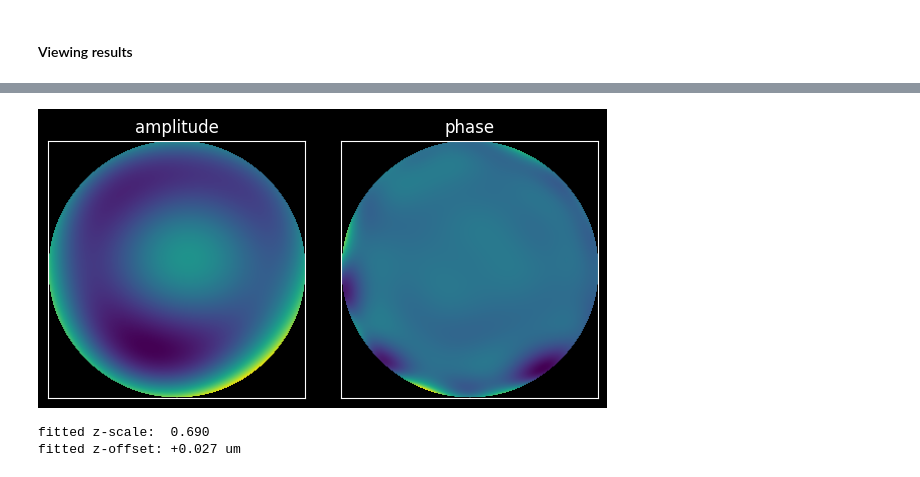
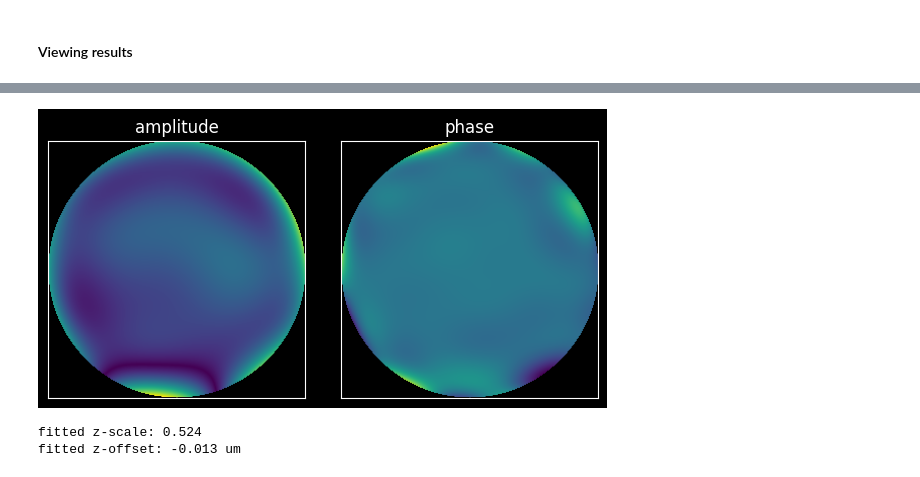
Before and after one commit to walterfu1064/cynosure, a Jupyter notebook: examples/zstack_fitting/example_1.ipynb, the cells around one changed output, grey strips where cells are left out. Cells and saved outputs as stored; diff of their text form; code cells hidden in the pictures.

Commit message:
Cleaning up axial discrepancy troubleshooting and moving on

```diff
--- a/examples/zstack_fitting/example_1.ipynb
+++ b/examples/zstack_fitting/example_1.ipynb
@@ -65,12 +72,12 @@ focal_length = 4.50e3  # um
 numerical_aperture = 0.95
 medium_index = 1.3744  # Dako embedding for the beads
 immersion_index = 1.0  # air objective
-dz = 0.120 / medium_index  # um, physical objective z-step (converted from in-medium units to in-air units)
+dz = 0.120  # um, physical objective z-step
 bead_diameter = 0.1  # um
 
 # Fitting parameters:
 max_phase_order = 10  # max Zernike N
-max_amplitude_order = 4  # max Zernike N
+max_amplitude_order = 6  # max Zernike N
 num_z = 11  # number of z-slices to fit, ~centered around the focal plane
 z_stride = 2  # data will be sampled to this multiple of `dz`
 
@@ -113,6 +120,7 @@ model = ForwardZstack(
     z_objective,
     object_distrib,
     amp_cfg=amp_cfg,
+    fit_zscale=True,
 )
 model = model.eval().to(device)
 # %% [markdown]
@@ -149,10 +157,11 @@ Text(406.94444444444446, 0.5, 'fitted')
 # %%
-_ = plot_field(model.propagator, model.amp_coefs, model.phase_coefs)
+fig = plot_field(model.propagator, model.amp_coefs, model.phase_coefs)
+fig.axes[0].get_images()[0].set_clim(vmin=0)
 # %% [output]
-[figure, old version]
+[figure, new version]
 # %%
-print(f"fitted z-scale:  {torch.exp(model.log_zscale).item():.3f}")  # I'm not sure why this isn't 1, maybe axial extent of beads..?
-print(f"fitted z-offset: {model.max_z_adjust * torch.tanh(model.z_adjust_logit).item():+.3f} um")
+print(f"fitted z-scale: {model.z_scale:.3f}")
+print(f"fitted z-offset: {model.z_offset:+.3f} um")
 # %% [output]
-fitted z-scale:  0.690
-fitted z-offset: +0.027 um
+fitted z-scale: 0.524
+fitted z-offset: -0.013 um
```
Also changed, not shown: parts of 3 cells of this notebook, 2 other files.
